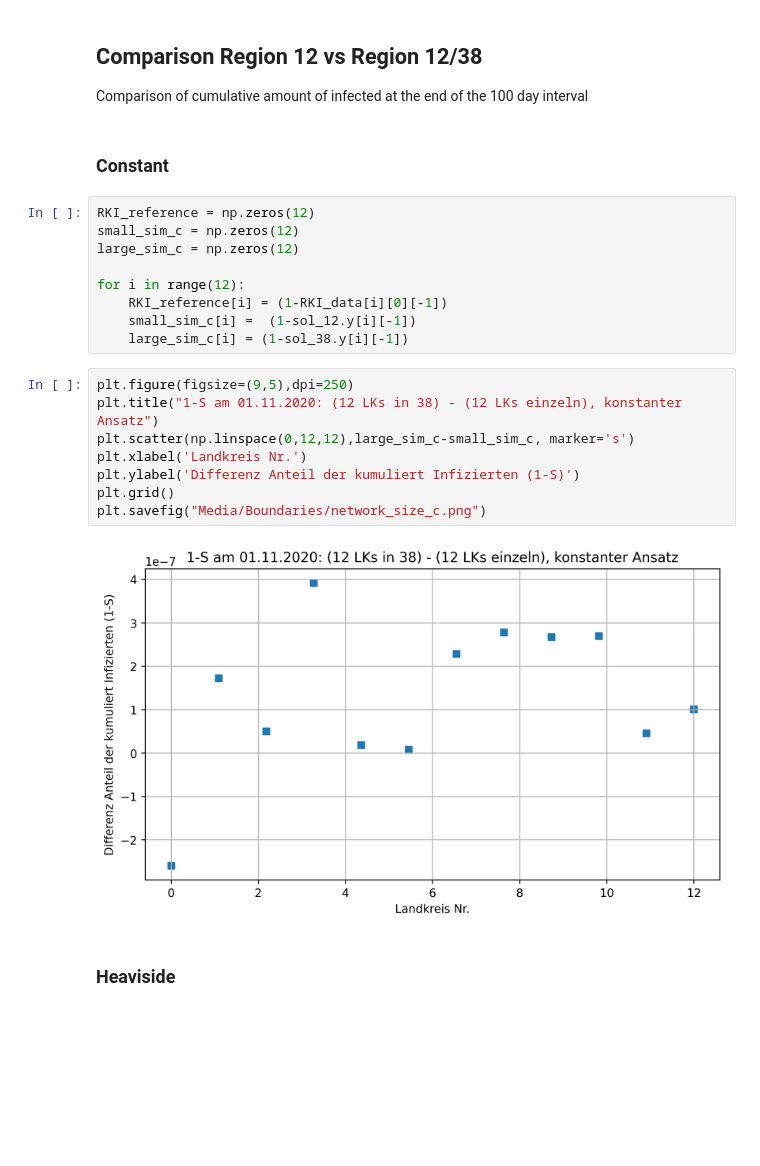
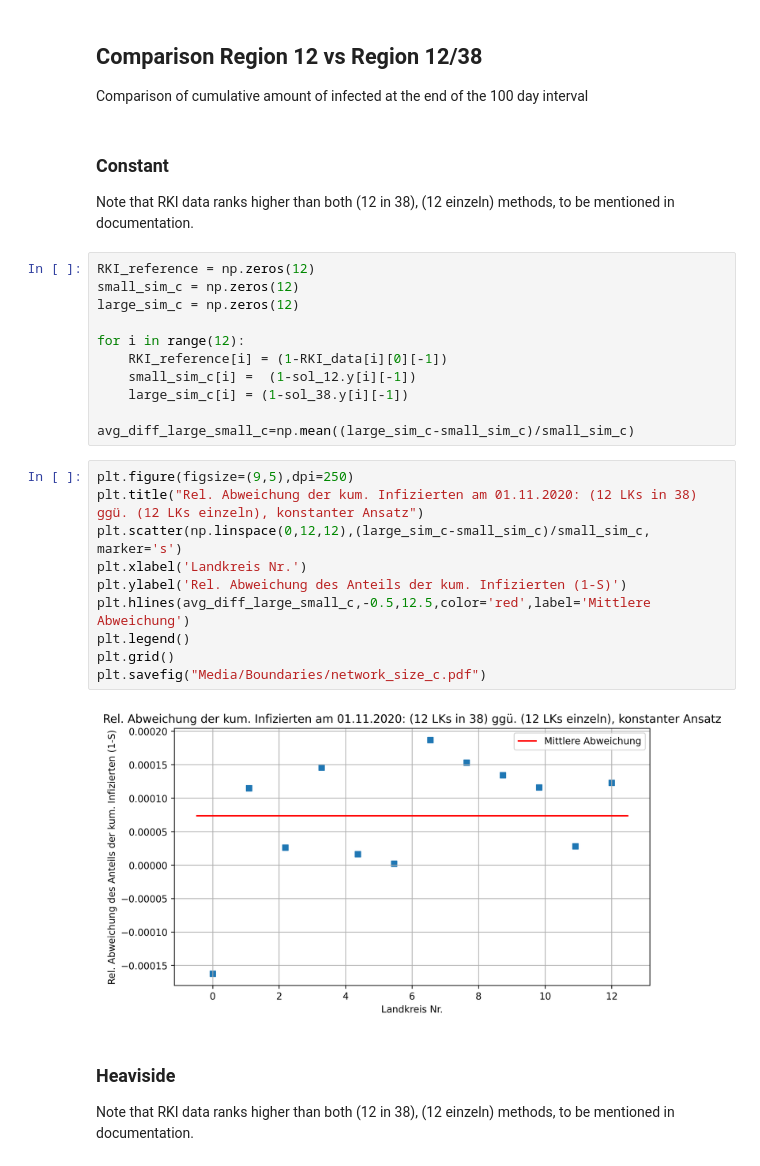
Before and after one commit to torbensun/Modeling-Of-Epidemics-With-Compartmental-And-Network-Models, a Jupyter notebook: Project.ipynb, the cells around one changed output. Saved outputs shown, nothing was run; the diff lists cells and outputs as text; blank space fills up the shorter version.

Commit message:
Added Const/Heavi Comparison
& improved provisional plots

```diff
--- a/Project.ipynb
+++ b/Project.ipynb
@@ -646,8 +657,9 @@ plt.savefig("Media/Boundaries/Boundaries_38_degree_dist_h")
 # %% [markdown]
 ## Comparison Region 12 vs Region 12/38
 Comparison of cumulative amount of infected at the end of the 100 day interval
-# %% [markdown]
-### Constant
+# %% [markdown]
+### Constant
+Note that RKI data ranks higher than both (12 in 38), (12 einzeln) methods, to be mentioned in documentation.
 # %%
 RKI_reference = np.zeros(12)
 small_sim_c = np.zeros(12)
@@ -657,18 +669,23 @@ for i in range(12):
     RKI_reference[i] = (1-RKI_data[i][0][-1])
     small_sim_c[i] =  (1-sol_12.y[i][-1])
     large_sim_c[i] = (1-sol_38.y[i][-1])
+
+avg_diff_large_small_c=np.mean((large_sim_c-small_sim_c)/small_sim_c)
 # %%
 plt.figure(figsize=(9,5),dpi=250)
-plt.title("1-S am 01.11.2020: (12 LKs in 38) - (12 LKs einzeln), konstanter Ansatz")
-plt.scatter(np.linspace(0,12,12),large_sim_c-small_sim_c, marker='s')
+plt.title("Rel. Abweichung der kum. Infizierten am 01.11.2020: (12 LKs in 38) ggü. (12 LKs einzeln), konstanter Ansatz")
+plt.scatter(np.linspace(0,12,12),(large_sim_c-small_sim_c)/small_sim_c, marker='s')
 plt.xlabel('Landkreis Nr.')
-plt.ylabel('Differenz Anteil der kumuliert Infizierten (1-S)')
+plt.ylabel('Rel. Abweichung des Anteils der kum. Infizierten (1-S)')
+plt.hlines(avg_diff_large_small_c,-0.5,12.5,color='red',label='Mittlere Abweichung')
+plt.legend()
 plt.grid()
-plt.savefig("Media/Boundaries/network_size_c.png")
+plt.savefig("Media/Boundaries/network_size_c.pdf")
 # %% [output]
-[figure, old version]
+[figure, new version]
-# %% [markdown]
-### Heaviside
+# %% [markdown]
+### Heaviside
+Note that RKI data ranks higher than both (12 in 38), (12 einzeln) methods, to be mentioned in documentation.
 # %%
 RKI_reference = np.zeros(12)
 small_sim_h = np.zeros(12)
```
Also changed, not shown: parts of 5 cells of this notebook, 9 other files.
